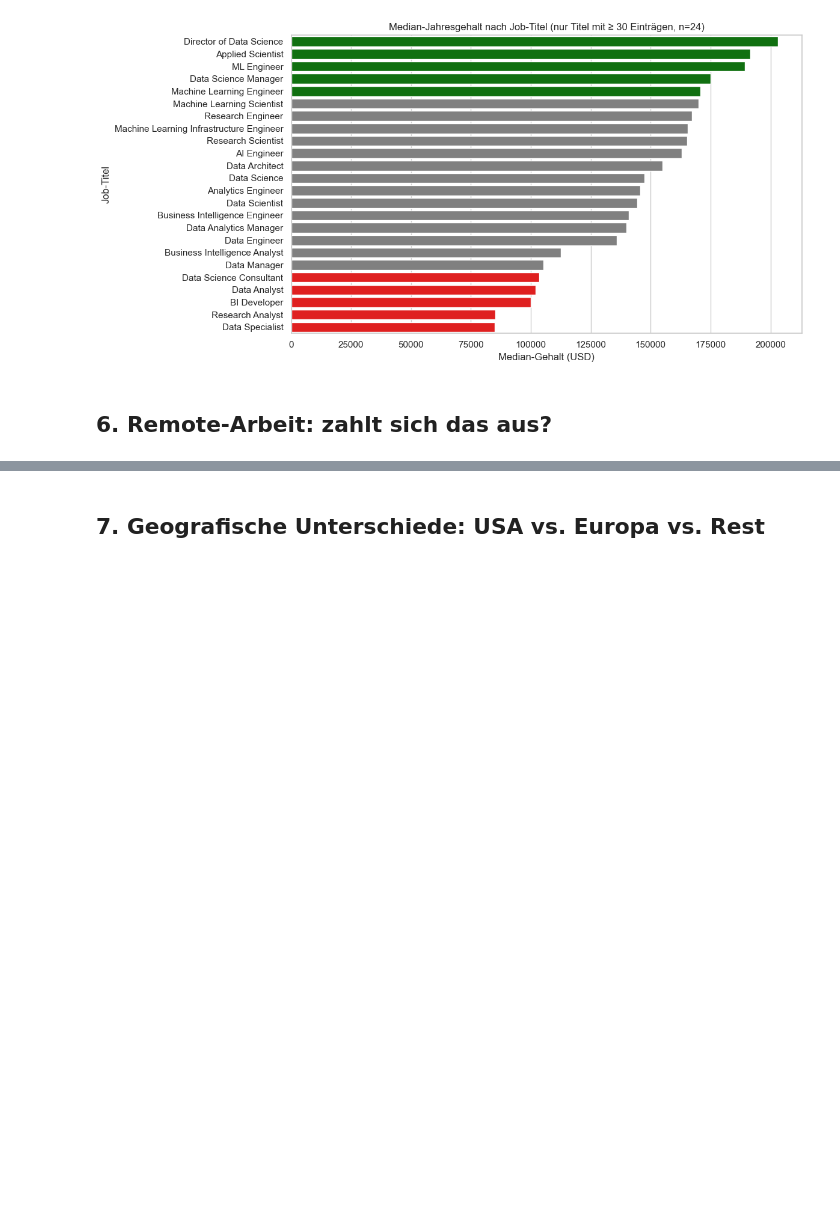
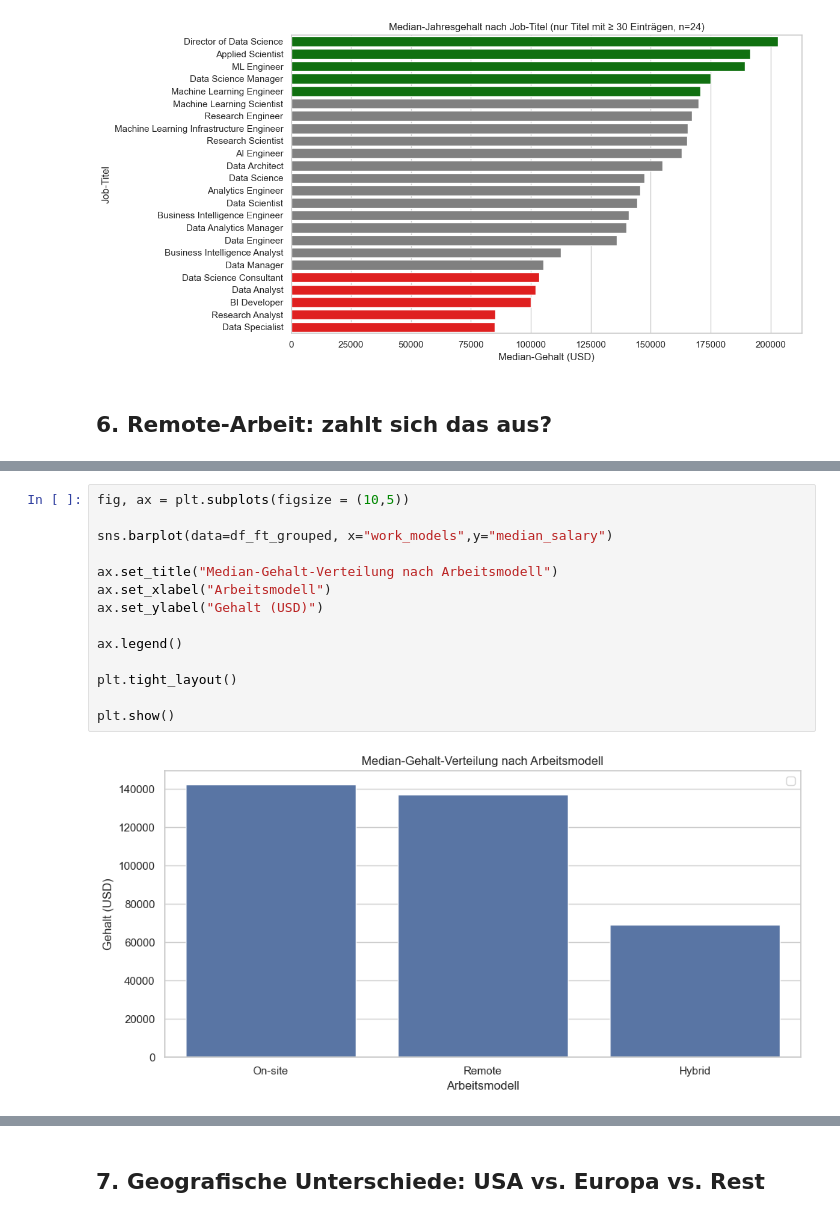
Before and after one commit to soribge/ds-salaries-eda, a Jupyter notebook: notebooks/analysis.ipynb, the cells around one changed output, grey strips where cells are left out. Cells and saved outputs as stored; diff of their text form; blank space fills up the shorter version.

```diff
--- a/notebooks/analysis.ipynb
+++ b/notebooks/analysis.ipynb
@@ -338,0 +434,16 @@ plt.show()
+# %%
+fig, ax = plt.subplots(figsize = (10,5))
+
+sns.barplot(data=df_ft_grouped, x="work_models",y="median_salary")
+
+ax.set_title("Median-Gehalt-Verteilung nach Arbeitsmodell")
+ax.set_xlabel("Arbeitsmodell")
+ax.set_ylabel("Gehalt (USD)")
+
+ax.legend()
+
+plt.tight_layout()
+
+plt.show()
+# %% [output]
+[figure, added]
```
Also changed, not shown: parts of 12 cells of this notebook.
